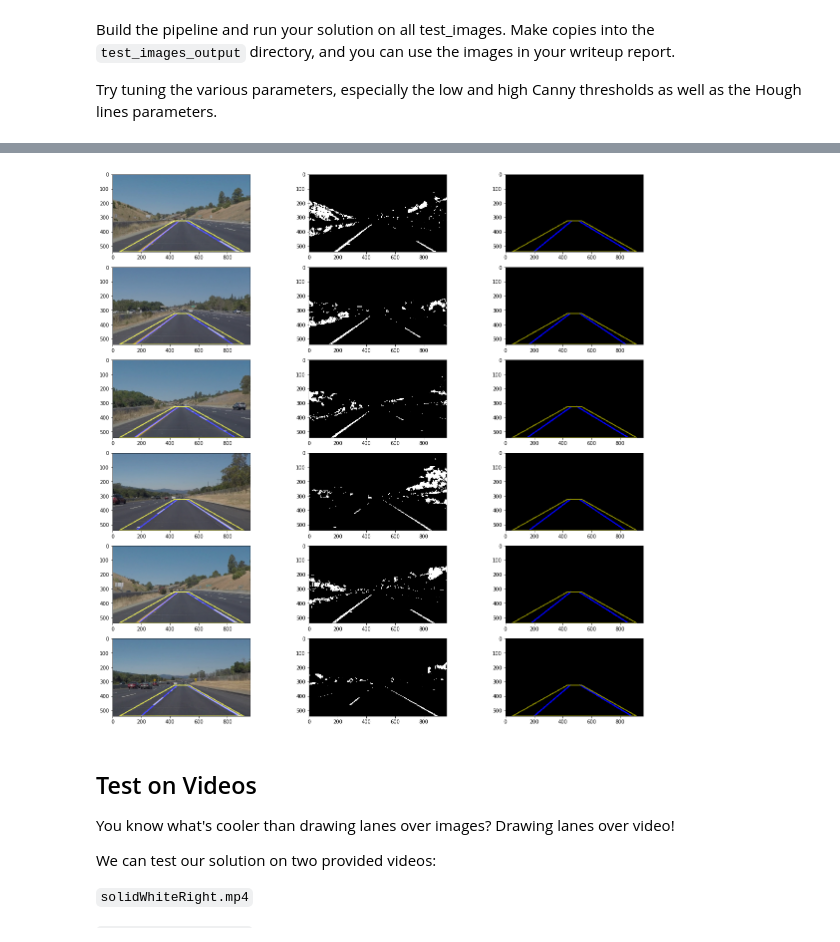
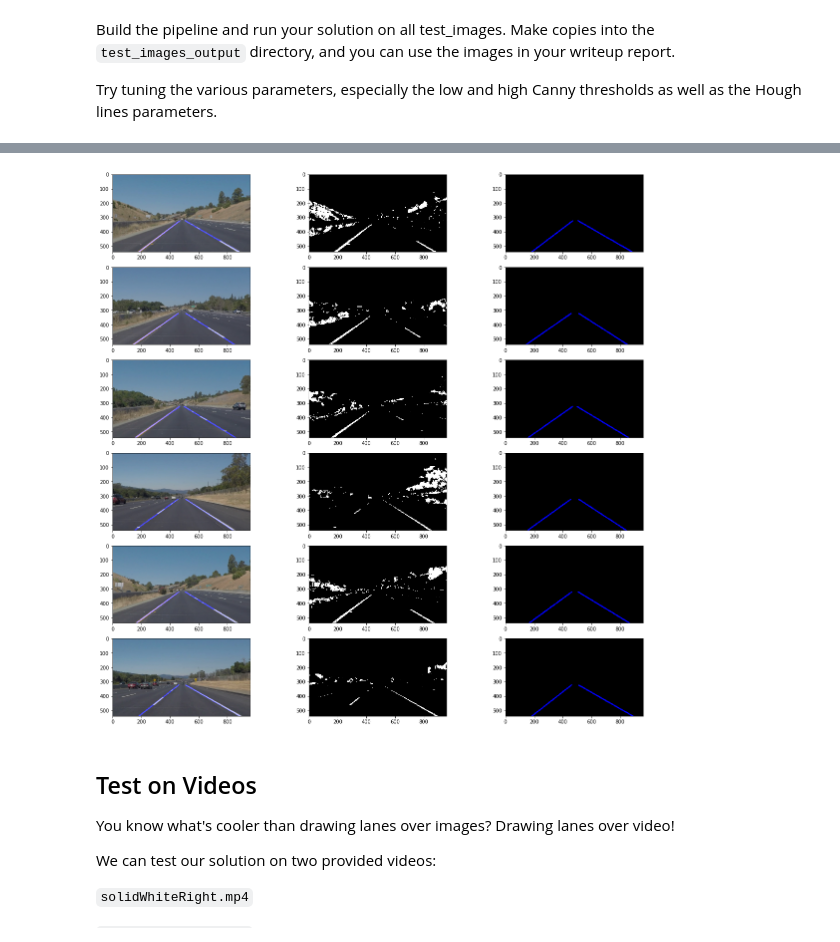
Before and after one commit to apichlkostner/CarND-LaneLines-P1, a Jupyter notebook: P1.ipynb, the cells around one changed output, grey strips where cells are left out. Cells and saved outputs as stored; diff of their text form; code cells hidden in the pictures.

Commit message:
Average detected lines with cv2.fitLine, code cleaned

```diff
--- a/P1.ipynb
+++ b/P1.ipynb
@@ -261 +296,34 @@ def detect_lanes(img):
+# %%
+def mask_region_of_interest(img, roi):
+    mask = np.zeros_like(img)
+    ignore_mask_color = 255
+
+    # generate mask for region of interest use it on
+    vertices = np.array([[(roi['bottom_x_left'], roi['bottom_y']),
+                          (roi['top_x_left'], roi['top_y']),
+                          (roi['top_x_right'], roi['top_y']),
+                          (roi['bottom_x_right'], roi['bottom_y'])]],
+                        dtype=np.int32)
+
+    cv2.fillPoly(mask, vertices, ignore_mask_color)
+
+    img_masked_edges = cv2.bitwise_and(img, mask)
+
+    return img_masked_edges, vertices
+# %%
+def line_split(lines, lgrad, roi):
+    line_m = np.array(lines).reshape(len(lines), 4)
+
+    # split lines in left and right side
+    lines_left  = line_m[(lgrad <= -0.4) & (lgrad > -3) & (line_m[:, 0] <  roi['top_center'] * 1.05)]
+    lines_right = line_m[(lgrad >   0.4) & (lgrad <  3) & (line_m[:, 0] >  roi['top_center'] * 0.95)]
+
+    return lines_left, lines_right
+# %%
+def draw_line(lane_lines, shape, color=[0, 0, 255]):
+    img_lines = np.zeros((shape[0], shape[1], 3), dtype=np.uint8)
+
+    draw_lines(img_lines, lane_lines, color=color, thickness=8)
+
+    return img_lines
 # %%
@@ -387,31 +392,31 @@ plt.imshow(weighted_img(line_img, img))
 # %%
 testimagedir = "test_images/"
 images = os.listdir(testimagedir)
 
 fig = plt.figure(figsize=(20,20))
 
 for i, imgf in enumerate(images):
     f = os.path.join(testimagedir, imgf)
     img = cv2.imread(f, flags=cv2.IMREAD_COLOR)
     img = cv2.cvtColor(img, cv2.COLOR_BGR2RGB)
 
     # calculate gradients of image
     grad = calc_img_grad(img)
 
     # segmentation with colors
     seg = segment_image_white_yellow(img)
 
     # hough transformation
-    line_img = detect_lanes3(img)
+    line_img = detect_lanes(img)
 
     fig.add_subplot(len(images), 3, 3*i+1)
     plt.imshow(weighted_img(line_img, img))
     fig.add_subplot(len(images), 3, 3*i+2)
     plt.imshow(seg, cmap='gray')
     fig.add_subplot(len(images), 3, 3*i+3)
     plt.imshow(line_img, cmap='gray')
 # %% [output]
-[figure, old version]
+[figure, new version]
 # %% [markdown]
 ## Test on Videos
 
```
Also changed, not shown: parts of 12 cells of this notebook.
